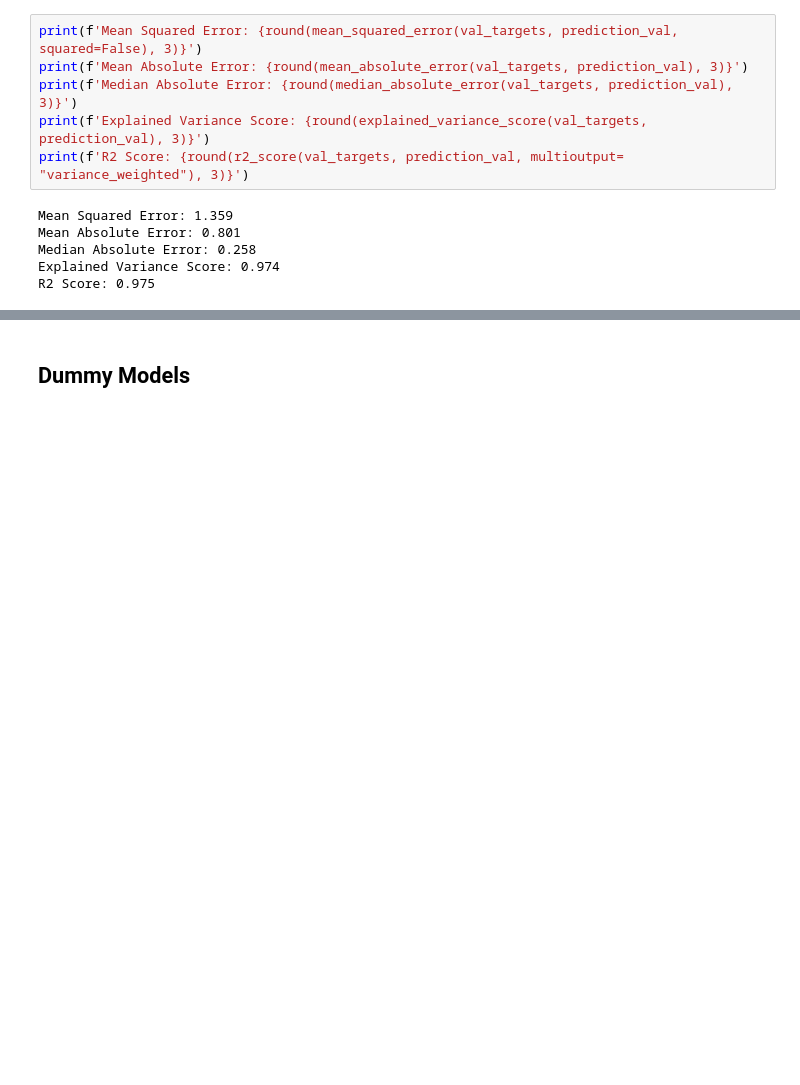
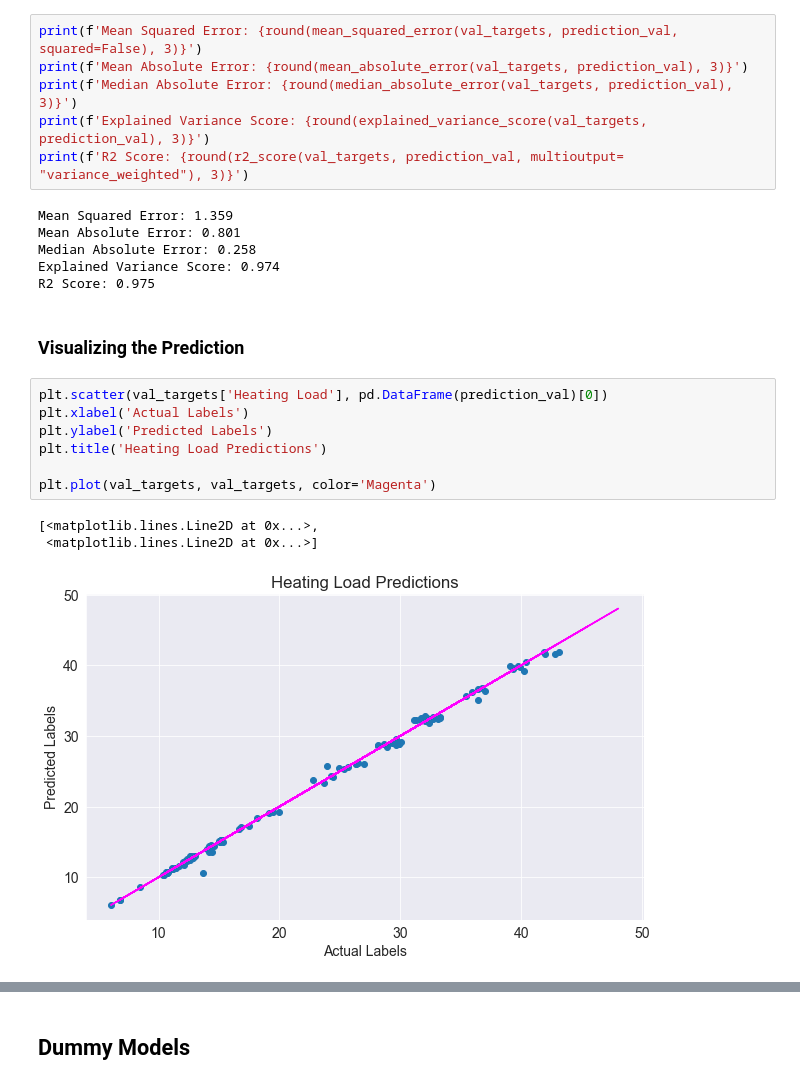
Before and after one commit to Utkarsh736/Energy_Efficiency, a Jupyter notebook: energy-efficiency-prediction.ipynb, the cells around one changed output, grey strips where cells are left out. Drawn from its saved outputs; the diff is of its cells as text; blank space fills up the shorter version.

Commit message:
[Added]Prediction plots

```diff
--- a/energy-efficiency-prediction.ipynb
+++ b/energy-efficiency-prediction.ipynb
@@ -317,3 +317,16 @@ Mean Absolute Error: 0.801
 Median Absolute Error: 0.258
 Explained Variance Score: 0.974
 R2 Score: 0.975
+# %% [markdown]
+### Visualizing the Prediction
+# %%
+plt.scatter(val_targets['Heating Load'], pd.DataFrame(prediction_val)[0])
+plt.xlabel('Actual Labels')
+plt.ylabel('Predicted Labels')
+plt.title('Heating Load Predictions')
+
+plt.plot(val_targets, val_targets, color='Magenta')
+# %% [output]
+[<matplotlib.lines.Line2D at 0x...>,
+ <matplotlib.lines.Line2D at 0x...>]
+[figure, added]
```
Also changed, not shown: parts of 9 cells of this notebook.
